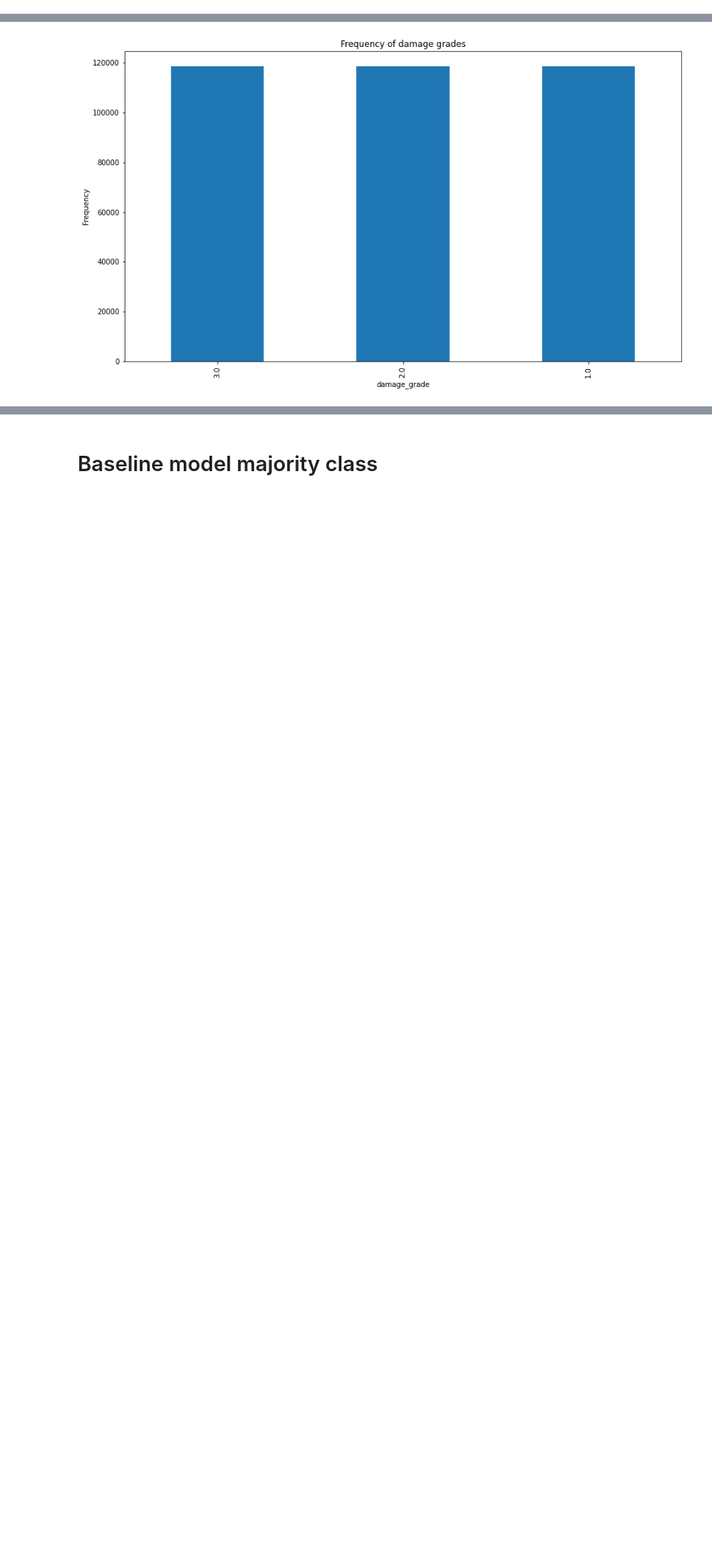
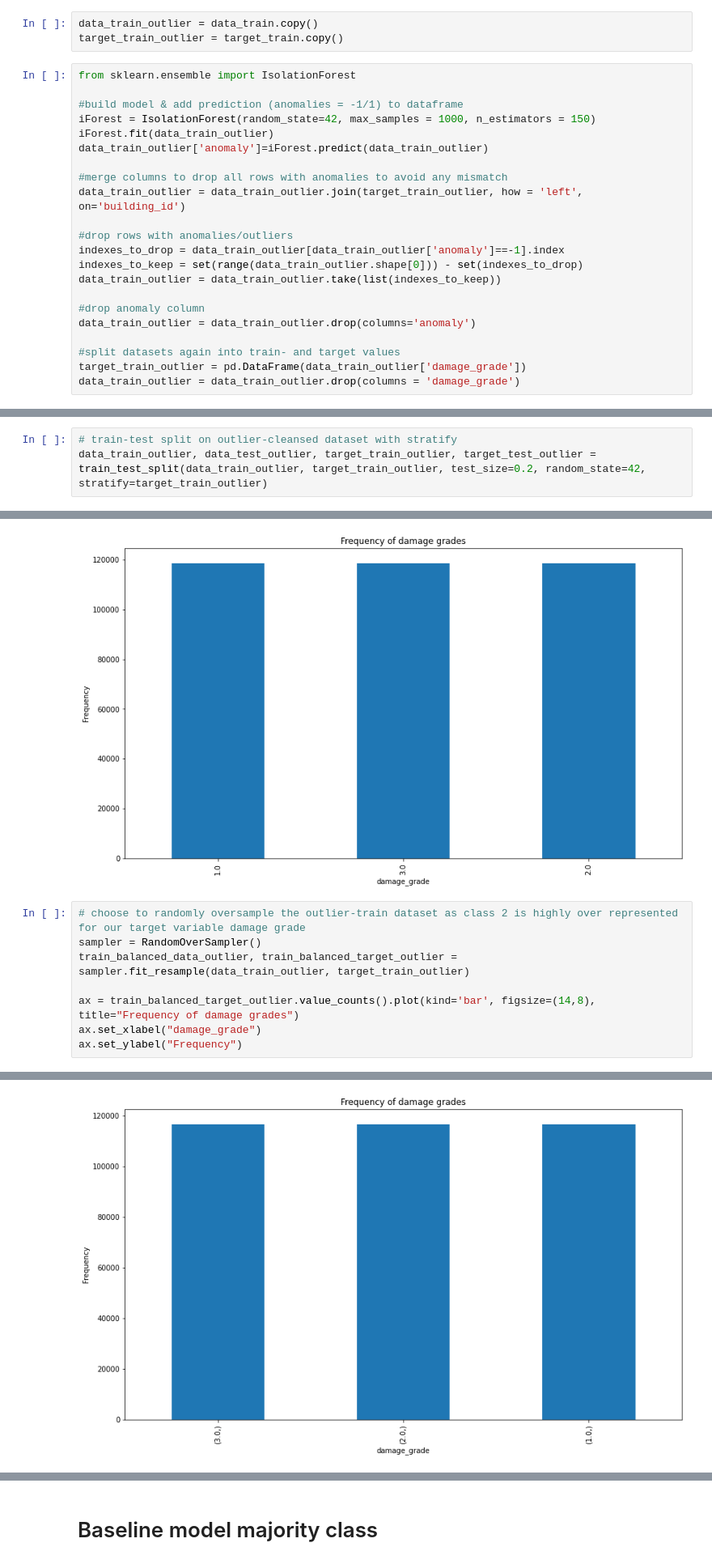
Before and after one commit to NiklasSabel/data_mining_1, a Jupyter notebook: notebooks/Baseline_models.ipynb, the cells around one changed output, grey strips where cells are left out. Shown at 81% size. Drawn from its saved outputs; the diff is of its cells as text; blank space fills up the shorter version.

```diff
--- a/notebooks/Baseline_models.ipynb
+++ b/notebooks/Baseline_models.ipynb
@@ -137,0 +149,25 @@ data_train
+# %%
+data_train_outlier = data_train.copy()
+target_train_outlier = target_train.copy()
+# %%
+from sklearn.ensemble import IsolationForest
+
+#build model & add prediction (anomalies = -1/1) to dataframe
+iForest = IsolationForest(random_state=42, max_samples = 1000, n_estimators = 150)
+iForest.fit(data_train_outlier)
+data_train_outlier['anomaly']=iForest.predict(data_train_outlier)
+
+#merge columns to drop all rows with anomalies to avoid any mismatch
+data_train_outlier = data_train_outlier.join(target_train_outlier, how = 'left', on='building_id')
+
+#drop rows with anomalies/outliers
+indexes_to_drop = data_train_outlier[data_train_outlier['anomaly']==-1].index
+indexes_to_keep = set(range(data_train_outlier.shape[0])) - set(indexes_to_drop)
+data_train_outlier = data_train_outlier.take(list(indexes_to_keep))
+
+#drop anomaly column
+data_train_outlier = data_train_outlier.drop(columns='anomaly')
+
+#split datasets again into train- and target values
+target_train_outlier = pd.DataFrame(data_train_outlier['damage_grade'])
+data_train_outlier = data_train_outlier.drop(columns = 'damage_grade')
@@ -147 +237,4 @@ data_train, data_test, target_train, target_test = train_test_split(data_train,
+# %%
+# train-test split on outlier-cleansed dataset with stratify
+data_train_outlier, data_test_outlier, target_train_outlier, target_test_outlier = train_test_split(data_train_outlier, target_train_outlier, test_size=0.2, random_state=42, stratify=target_train_outlier)
 # %% [markdown]
@@ -165,3 +258,12 @@ ax.set_ylabel("Frequency")
 # %% [output]
 Text(0, 0.5, 'Frequency')
 [figure]
+# %%
+# choose to randomly oversample the outlier-train dataset as class 2 is highly over represented for our target variable damage grade
+sampler = RandomOverSampler()
+train_balanced_data_outlier, train_balanced_target_outlier = sampler.fit_resample(data_train_outlier, target_train_outlier)
+
+ax = train_balanced_target_outlier.value_counts().plot(kind='bar', figsize=(14,8), title="Frequency of damage grades")
+ax.set_xlabel("damage_grade")
+ax.set_ylabel("Frequency")
+# %% [output]
@@ -168,3 +271,4 @@ Text(0, 0.5, 'Frequency')
+[figure, added]
 # %%
 train_balanced_data
 # %% [output]
```
Also changed, not shown: parts of 62 cells of this notebook.
